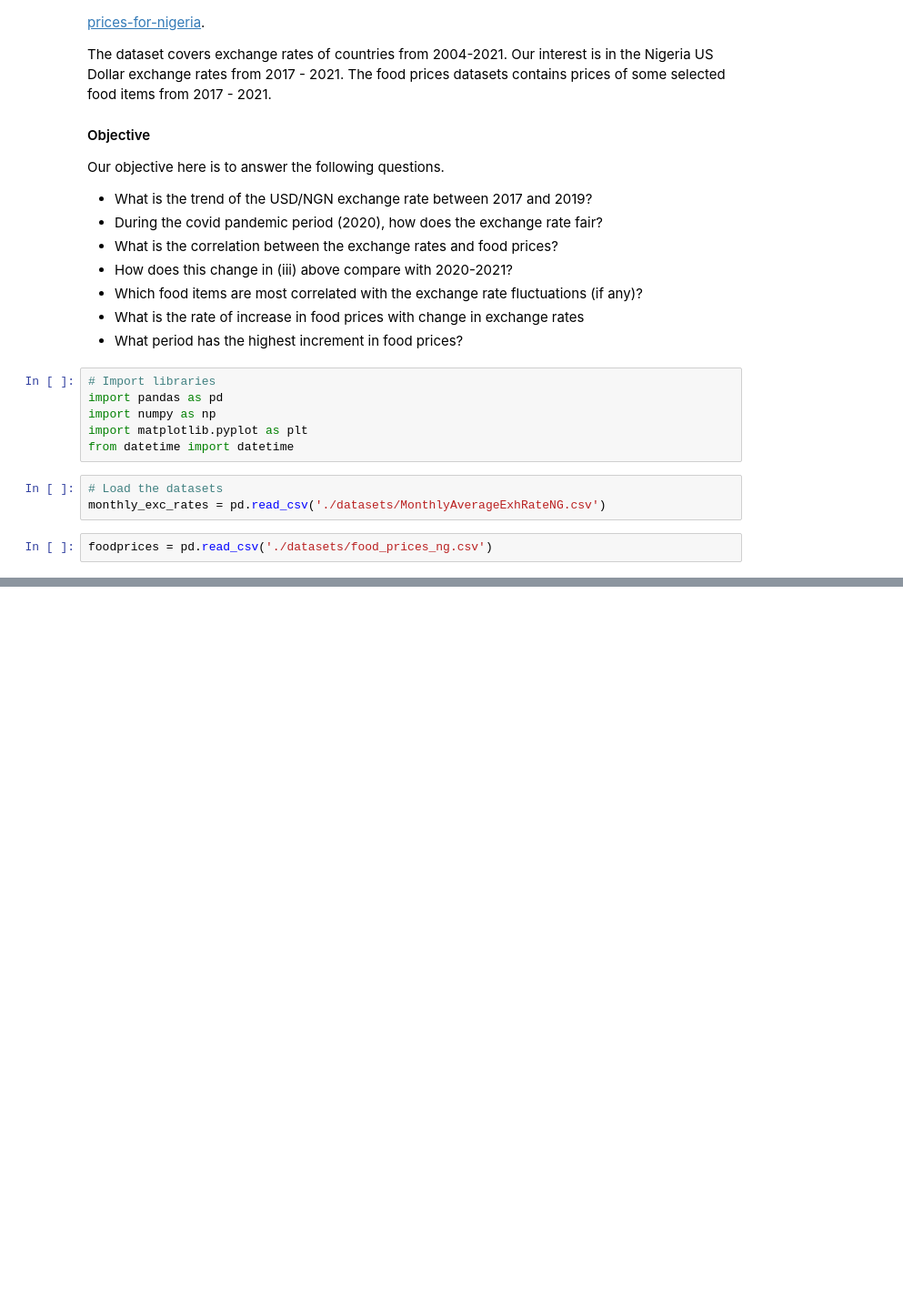
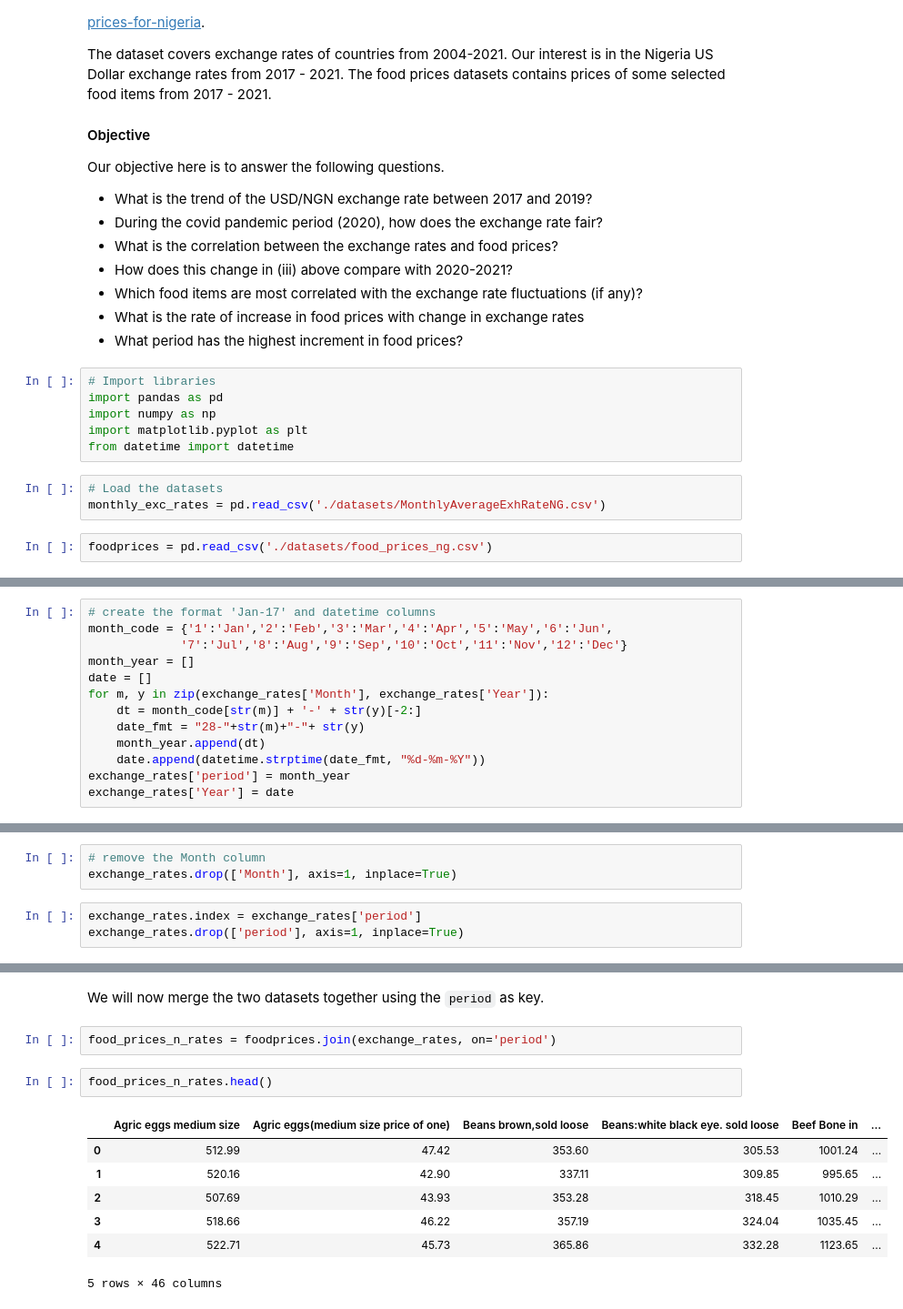
Before and after one commit to dchap27/exchange-rate-food-prices, a Jupyter notebook: food-prices-exch-rates.ipynb, the cells around one changed output, grey strips where cells are left out. Shown at 91% size. Cells and saved outputs as stored; diff of their text form; blank space fills up the shorter version.

```diff
--- a/food-prices-exch-rates.ipynb
+++ b/food-prices-exch-rates.ipynb
@@ -32,0 +200,13 @@ foodprices = pd.read_csv('./datasets/food_prices_ng.csv')
+# %%
+# create the format 'Jan-17' and datetime columns
+month_code = {'1':'Jan','2':'Feb','3':'Mar','4':'Apr','5':'May','6':'Jun',
+             '7':'Jul','8':'Aug','9':'Sep','10':'Oct','11':'Nov','12':'Dec'}
+month_year = []
+date = []
+for m, y in zip(exchange_rates['Month'], exchange_rates['Year']):
+    dt = month_code[str(m)] + '-' + str(y)[-2:]
+    date_fmt = "28-"+str(m)+"-"+ str(y)
+    month_year.append(dt)
+    date.append(datetime.strptime(date_fmt, "%d-%m-%Y"))
+exchange_rates['period'] = month_year
+exchange_rates['Year'] = date
@@ -32,0 +220,6 @@ foodprices = pd.read_csv('./datasets/food_prices_ng.csv')
+# %%
+# remove the Month column
+exchange_rates.drop(['Month'], axis=1, inplace=True)
+# %%
+exchange_rates.index = exchange_rates['period']
+exchange_rates.drop(['period'], axis=1, inplace=True)
@@ -32,0 +236,14 @@ foodprices = pd.read_csv('./datasets/food_prices_ng.csv')
+# %% [markdown]
+We will now merge the two datasets together using the `period` as key.
+# %%
+food_prices_n_rates = foodprices.join(exchange_rates, on='period')
+# %%
+food_prices_n_rates.head()
+# %% [output]
+|  | Agric eggs medium size | Agric eggs(medium size price of one) | Beans brown,sold loose | Beans:white black eye. sold loose | Beef Bone in | ... |
+| 0 | 512.99 | 47.42 | 353.60 | 305.53 | 1001.24 | ... |
+| 1 | 520.16 | 42.90 | 337.11 | 309.85 | 995.65 | ... |
+| 2 | 507.69 | 43.93 | 353.28 | 318.45 | 1010.29 | ... |
+| 3 | 518.66 | 46.22 | 357.19 | 324.04 | 1035.45 | ... |
+| 4 | 522.71 | 45.73 | 365.86 | 332.28 | 1123.65 | ... |
+5 rows × 46 columns
```
Also changed, not shown: parts of 27 cells of this notebook, 1 other file.
